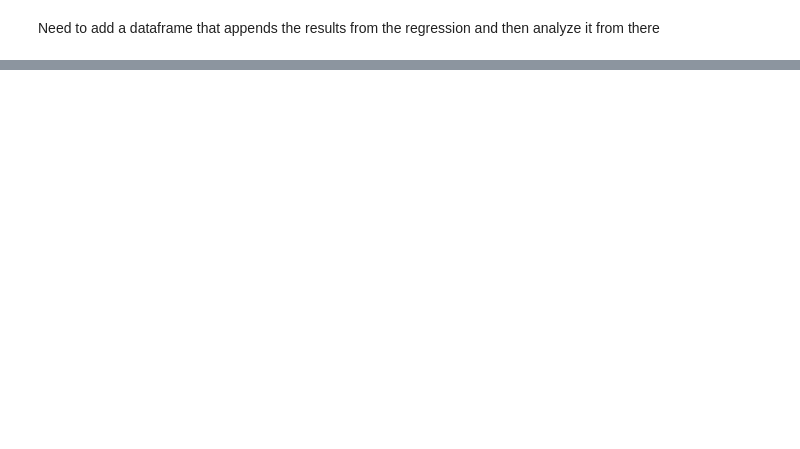
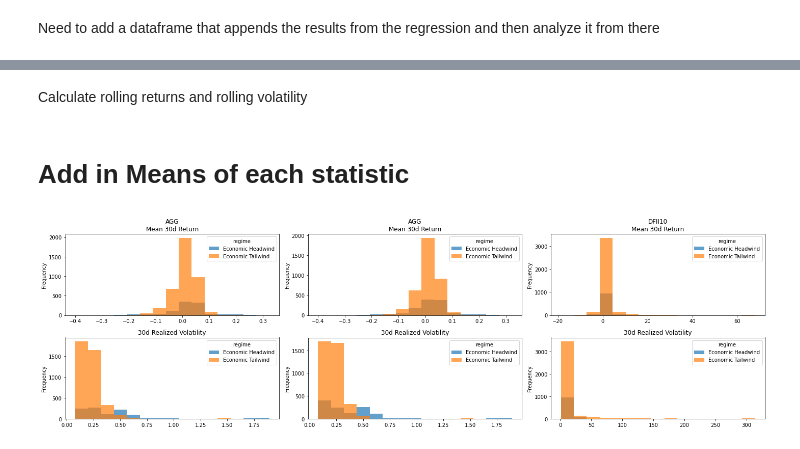
Before and after one commit to diegodalvarez/NYFedFinancialsCondition, a Jupyter notebook: model.ipynb, the cells around one changed output, grey strips where cells are left out. Saved outputs shown, nothing was run; the diff lists cells and outputs as text; code cells hidden in the pictures; blank space fills up the shorter version.

```diff
--- a/model.ipynb
+++ b/model.ipynb
@@ -304,0 +360,56 @@ Need to add a dataframe that appends the results from the regression and then an
+# %%
+df_signal_combined = (df_combined_rolling.assign(
+    month_year = lambda x: x.date.dt.month.astype(str) + "_" + x.date.dt.year.astype("str")).
+    merge(
+        (df_signal.assign(
+            pushed_date = lambda x: x.date + dt.timedelta(days = 7),
+            month_year = lambda x: x.pushed_date.dt.month.astype(str) + "_" + x.pushed_date.dt.year.astype(str)).
+            rename(columns = {"date": "nyfed_date"})),
+        how = "outer",
+        on = ["month_year"]).
+    dropna())
+# %% [markdown]
+Calculate rolling returns and rolling volatility
+# %% [markdown]
+# Add in Means of each statistic
+# %%
+def _rename_and_wider(df: pd.DataFrame) -> pd.DataFrame:
+    return(df.merge(
+        (pd.DataFrame({
+            "sign": [-1, 1],
+            "regime": ["Economic Tailwind", "Economic Headwind"]})),
+        how = "inner",
+        on = ["sign"]).
+        drop(columns = ["sign"]).
+        assign(value = lambda x: x.value * 100).
+        pivot(index = "date", columns = "regime", values = "value"))
+
+fig, axes = plt.subplots(ncols = 3, nrows = 2, figsize = (20, 6))
+for i, group in enumerate(df_signal_combined.groupby(["ticker", "variable"])):
+
+    group_params = group[0]
+    df_tmp = group[1]
+
+    df_mean, df_std = df_tmp[["date", "roll_mean", "sign"]].rename(columns = {"roll_mean": "value"}), df_tmp[["date", "sign", "roll_std"]].rename(columns = {"roll_std": "value"})
+    df_mean_wider, df_std_wider = _rename_and_wider(df_mean), _rename_and_wider(df_std)
+
+    (df_mean_wider.plot(
+        kind = "hist",
+        alpha = 0.7,
+        ax = axes[0,i],
+        bins = 15,
+        title = group_params[0] + "\nMean 30d Return"))
+
+    (df_std_wider.plot(
+        kind = "hist",
+        alpha = 0.7,
+        ax = axes[1,i],
+        bins = 15,
+        title = "30d Realized Volatility"))
+
+    if i == 2:
+        break
+
+plt.tight_layout()
+# %% [output]
+[figure, added]
```
Also changed, not shown: parts of 10 cells of this notebook.
